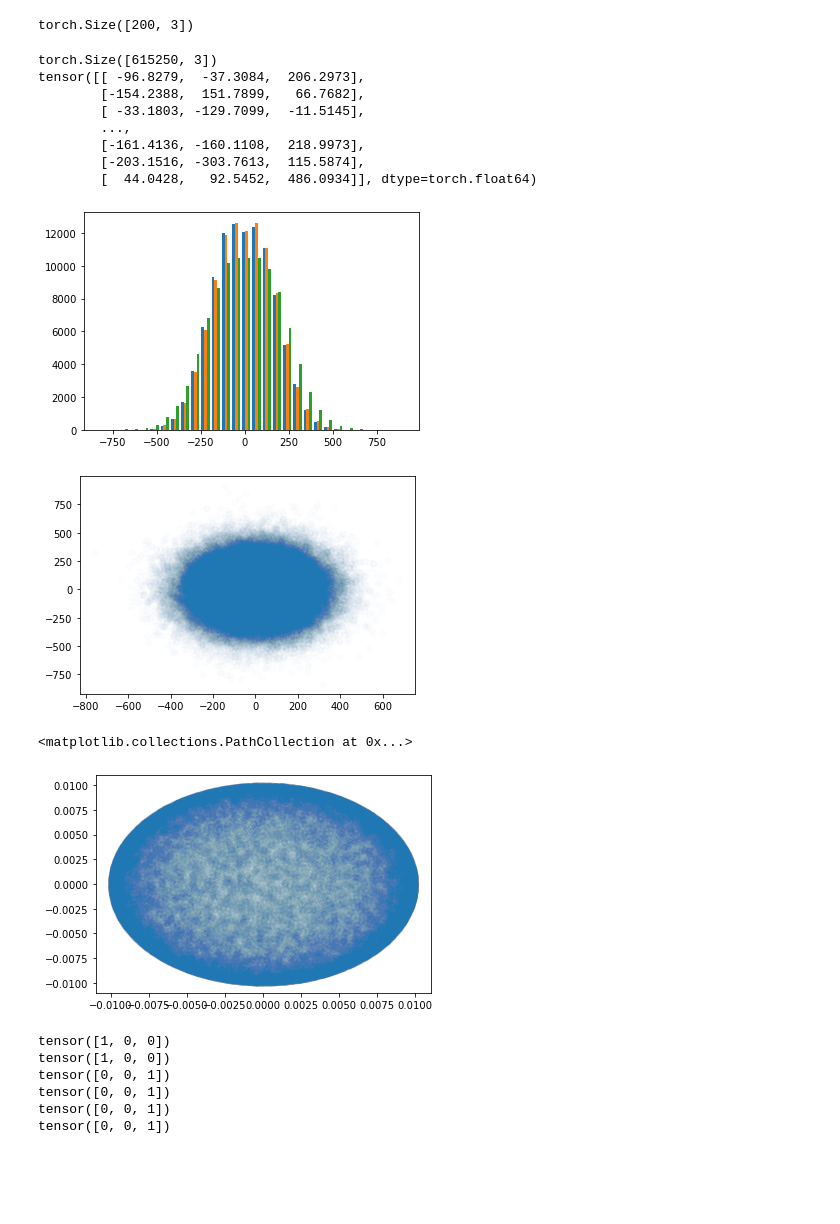
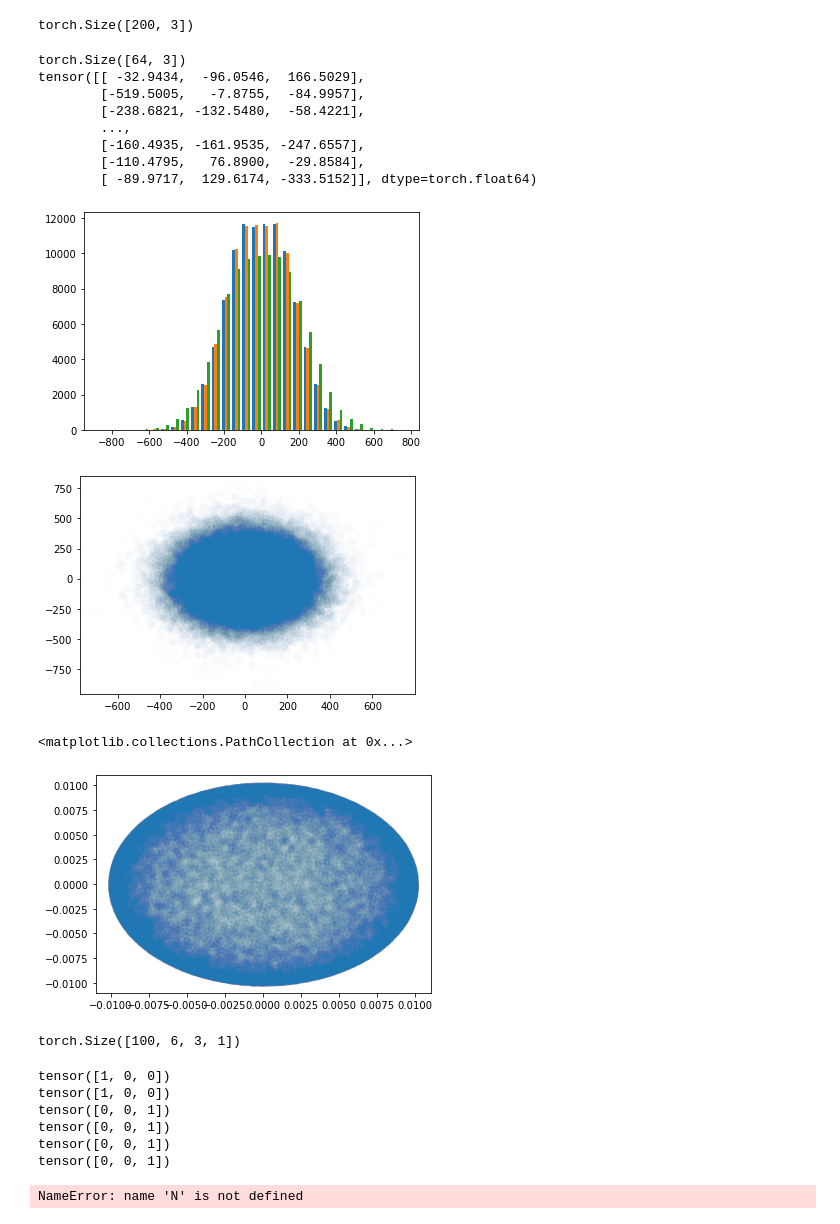
Before and after one commit to lexEjoosten/MOT2, a Jupyter notebook: MOTmain.ipynb, the cells around one changed output. Cells and saved outputs as stored; diff of their text form; code cells hidden in the pictures; blank space fills up the shorter version.

Commit message:
Update and bugfix
Update adding a cutoff temperature, and a single bug in the eploc function fixed.

```diff
--- a/MOTmain.ipynb
+++ b/MOTmain.ipynb
@@ -119,32 +123,39 @@ AHh(torch.ones((200,3)),1).shape
 # %% [output]
 torch.Size([200, 3])
 # %%
-prub.createbyT(100)
-prub.timestepadd(dt=0.0000001)
+prub.createbyT(1)
+
+
+prub.timestepadd(dt=0.000001,Tcutoff=1)
 print(prub.x.shape)
 
 prub.createbyT(100000)
 print(prub.v)
 plt.hist(prub.v.T,30)
 plt.show()
 plt.scatter(prub.v[:,1],prub.v[:,2],alpha=0.01)
 plt.show()
 plt.scatter(prub.x[:,1],prub.x[:,2],alpha=0.01)
 
 #demonstrator code, showing the capacity of the particles class to generate new particles and their velocities/positions.
 # %% [output]
-torch.Size([615250, 3])
-tensor([[ -96.8279,  -37.3084,  206.2973],
-        [-154.2388,  151.7899,   66.7682],
-        [ -33.1803, -129.7099,  -11.5145],
+torch.Size([64, 3])
+tensor([[ -32.9434,  -96.0546,  166.5029],
+        [-519.5005,   -7.8755,  -84.9957],
+        [-238.6821, -132.5480,  -58.4221],
         ...,
-        [-161.4136, -160.1108,  218.9973],
-        [-203.1516, -303.7613,  115.5874],
-        [  44.0428,   92.5452,  486.0934]], dtype=torch.float64)
+        [-160.4935, -161.9535, -247.6557],
+        [-110.4795,   76.8900,  -29.8584],
+        [ -89.9717,  129.6174, -333.5152]], dtype=torch.float64)
-[figure, old version]
+[figure, new version]
-[figure, old version]
+[figure, new version]
 <matplotlib.collections.PathCollection at 0x...>
-[figure, old version]
+[figure, new version]
+# %%
+prub.createbyT(100)
+eploc(prub.x,Env).size()
+# %% [output]
+torch.Size([100, 6, 3, 1])
 # %%
 def forward(particles,Environment,dt=0.0000001):
     for p in particles:
@@ -172,3 +183,8 @@ def transitionrate(Transitions,Environment,particles,device=vr.def_device):
 
     for Transition in Transitions:
         Bdtun=Environment.B(particles.x)
+# %%
+vel=chi.rvs(4,size=N,scale=v_therm)*2/pi
+v_thermcutoff=sqrt(2*conk*Tcutoff/self.species.mass)
+# %% [output]
+NameError: name 'N' is not defined
```
Also changed, not shown: parts of 2 cells of this notebook, 2 other files.
